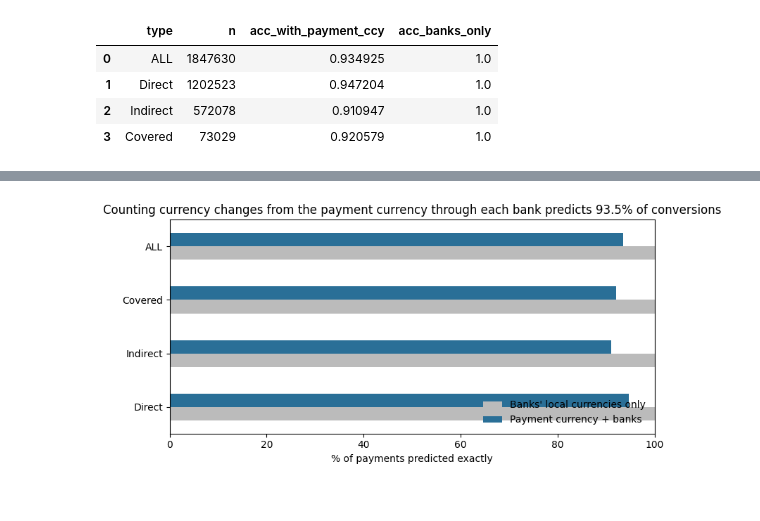
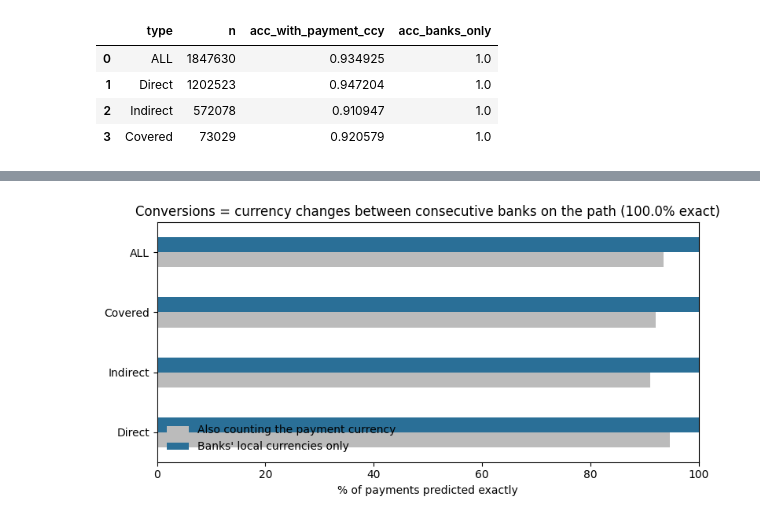
Before and after one commit to chanjyi/C2O-UMDAC, a Jupyter notebook: notebooks/02_member2_analysis.ipynb, the cells around one changed output, grey strips where cells are left out. Cells and saved outputs as stored; diff of their text form; code cells hidden in the pictures.

```diff
--- a/notebooks/02_member2_analysis.ipynb
+++ b/notebooks/02_member2_analysis.ipynb
@@ -481,13 +615,13 @@ extra R² of conversions on ln(duration) given type + hops: 0.0004
 |  | 8 | NaN | NaN | NaN | NaN | NaN | 1230.5 | 1235.0 | ... |
 |  | 9 | NaN | NaN | NaN | NaN | NaN | NaN | 1491.0 | ... |
 # %%
-# Chart: prediction accuracy of the two FX rules (baseline = banks-only rule)
-d = fx2.set_index('type')[['acc_banks_only', 'acc_with_payment_ccy']].reindex(TYPES + ['ALL']).dropna() * 100
+# Chart: accuracy of the two FX rules (baseline = rule that also counts the payment currency)
+d = fx2.set_index('type')[['acc_with_payment_ccy', 'acc_banks_only']].reindex(TYPES + ['ALL']).dropna() * 100
 ax = d.plot.barh(figsize=(8, 4), color=['#bbbbbb', '#2a6f97'])
-ax.set_title(f'Counting currency changes from the payment currency through each bank predicts {fx_acc:.1%} of conversions')
+ax.set_title(f'Conversions = currency changes between consecutive banks on the path ({fx_acc_alt:.1%} exact)')
 ax.set_xlabel('% of payments predicted exactly'); ax.set_ylabel(''); ax.set_xlim(0, 100)
-ax.legend(['Banks\' local currencies only', 'Payment currency + banks'], frameon=False, loc='lower right')
+ax.legend(['Also counting the payment currency', 'Banks\' local currencies only'], frameon=False, loc='lower left')
 savefig('fx2_conversion_prediction')
 # %% [output]
-[figure, old version]
+[figure, new version]
 # %% [markdown]
```
Also changed, not shown: parts of 17 cells of this notebook.
